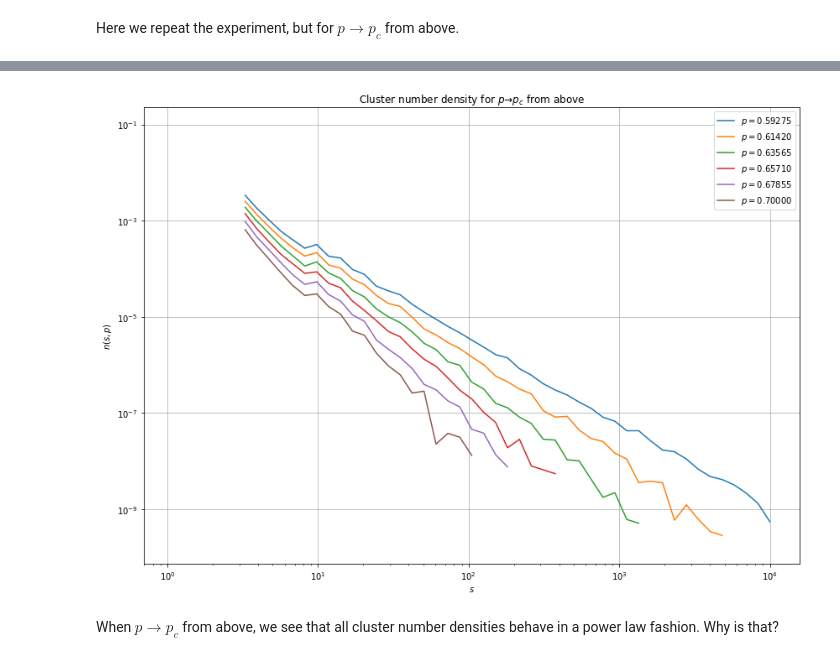
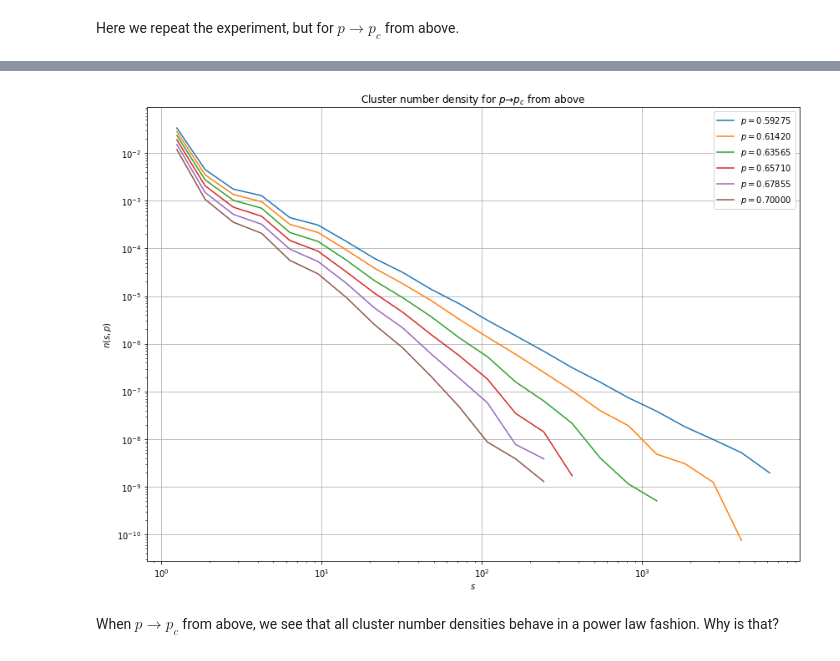
Before and after one commit to Schoyen/FYS4460, a Jupyter notebook: project-3/cluster-number-density.ipynb, the cells around one changed output, grey strips where cells are left out. Cells and saved outputs as stored; diff of their text form; code cells hidden in the pictures.

```diff
--- a/project-3/cluster-number-density.ipynb
+++ b/project-3/cluster-number-density.ipynb
@@ -75,7 +76,7 @@ fig = plt.figure(figsize=(14, 10))
 
 for p in tqdm.tqdm_notebook(np.linspace(0.3, p_c, 6)):
     plt.loglog(
-        *compute_cluster_number_density(200, 200, p),
+        *compute_cluster_number_density(200, 200, p, a=1.5),
         label=rf"$p = {p:.5f}$"
     )
 
@@ -96,7 +98,7 @@ fig = plt.figure(figsize=(14, 10))
 
 for p in tqdm.tqdm_notebook(np.linspace(p_c, 0.7, 6)):
     plt.loglog(
-        *compute_cluster_number_density(200, 200, p),
+        *compute_cluster_number_density(200, 200, p, a=1.5),
         label=rf"$p = {p:.5f}$"
     )
 
@@ -110,4 +113,4 @@ plt.show()
-[figure, old version]
+[figure, new version]
 # %% [markdown]
 When $p \to p_c$ from above, we see that all cluster number densities behave in a power law fashion. Why is that?
 # %% [markdown]
```
Also changed, not shown: parts of 8 cells of this notebook.
